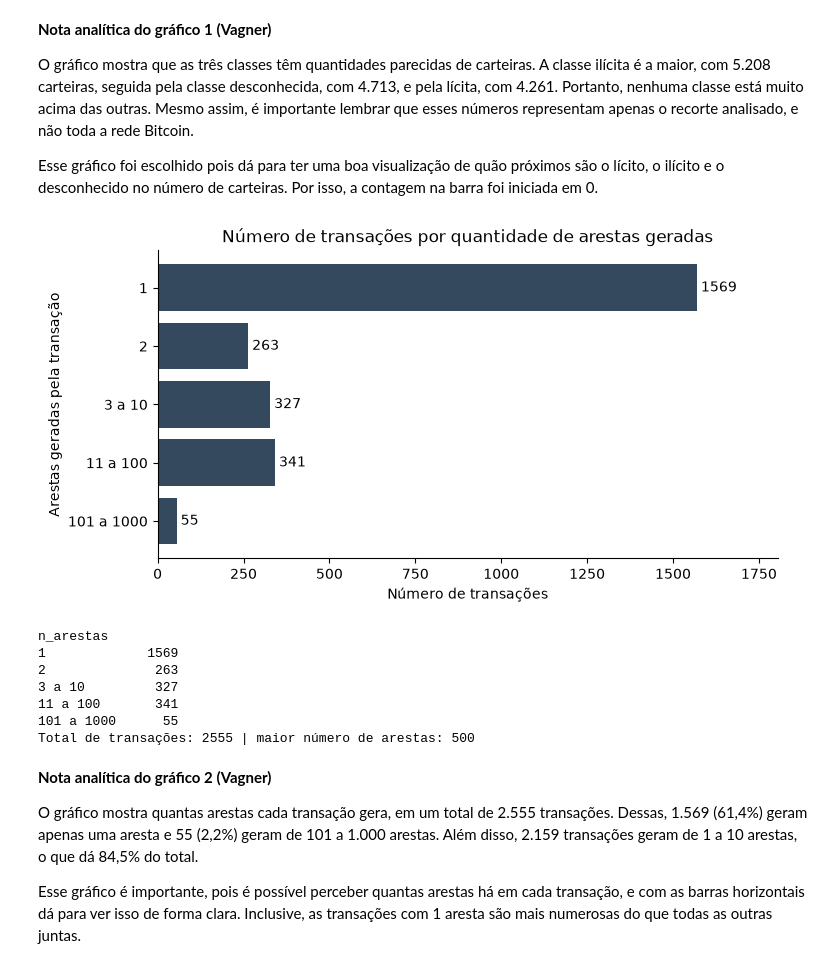
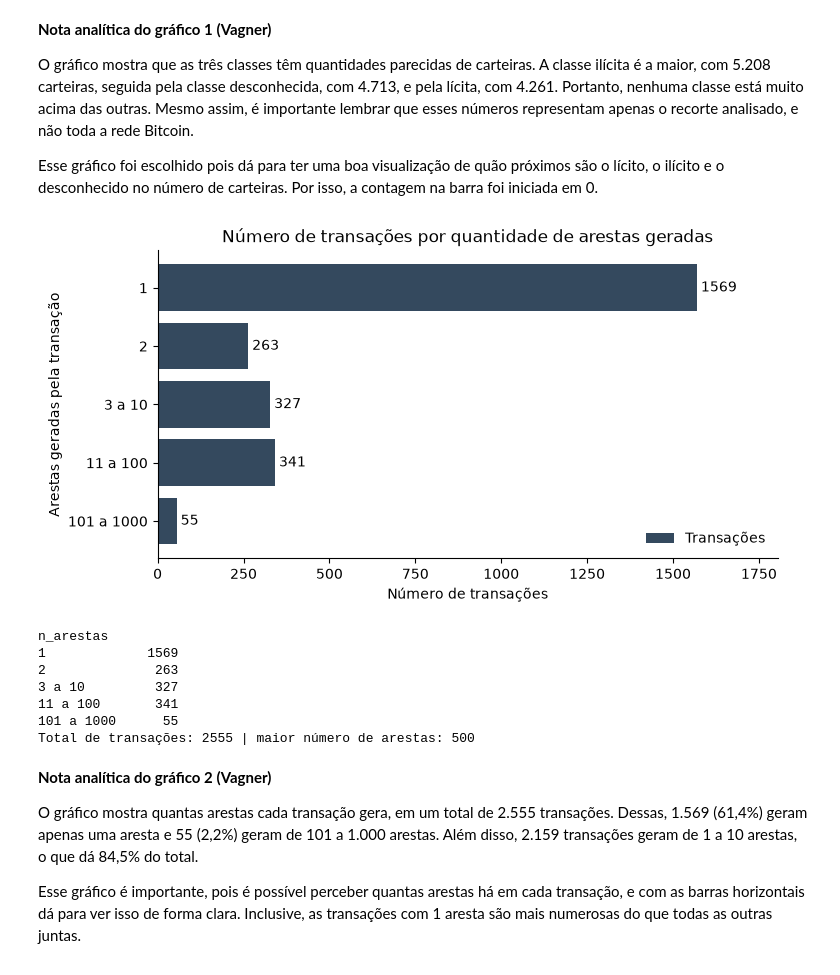
Before and after one commit to davimqz/Projetos-Grafos, a Jupyter notebook: notebooks/avd/01_exploratoria.ipynb, the cells around one changed output. Drawn from its saved outputs; the diff is of its cells as text; code cells hidden in the pictures.

```diff
--- a/notebooks/avd/01_exploratoria.ipynb
+++ b/notebooks/avd/01_exploratoria.ipynb
@@ -741,26 +757,27 @@ O gráfico mostra que as três classes têm quantidades parecidas de carteiras.
 
 Esse gráfico foi escolhido pois dá para ter uma boa visualização de quão próximos são o lícito, o ilícito e o desconhecido no número de carteiras. Por isso, a contagem na barra foi iniciada em 0.
 # %%
-# [IA] Claude Code – código do gráfico 2 (tipo e faixas escolhidos pelo Vagner: barras horizontais, transações por faixa de número de arestas); limpeza visual a pedido do Vagner (sem bordas de cima e da direita, sem legenda repetida, nomes com acento)
+# [IA] Claude Code – código do gráfico 2 (tipo e faixas escolhidos pelo Vagner: barras horizontais, transações por faixa de número de arestas); limpeza visual a pedido do Vagner (sem bordas de cima e da direita, legenda sem cobrir as barras, nomes com acento)
 faixas = pd.cut(transacoes_rec["n_arestas"], bins=[0, 1, 2, 10, 100, 1000],
                 labels=["1", "2", "3 a 10", "11 a 100", "101 a 1000"])
 tx_por_faixa = faixas.value_counts().sort_index()
 
 fig, ax = plt.subplots(figsize=(8, 4))
-barras = ax.barh(tx_por_faixa.index.astype(str), tx_por_faixa.values, color="#34495e")
+barras = ax.barh(tx_por_faixa.index.astype(str), tx_por_faixa.values, color="#34495e", label="Transações")
 ax.bar_label(barras, padding=3)
 ax.invert_yaxis()
 ax.set_xlim(0, tx_por_faixa.max() * 1.15)
 ax.set_title("Número de transações por quantidade de arestas geradas")
 ax.set_xlabel("Número de transações")
 ax.set_ylabel("Arestas geradas pela transação")
+ax.legend(loc="lower right", frameon=False)
 limpar(ax)
 plt.savefig(SAIDA + "exploratoria_2.png", dpi=150, bbox_inches="tight")
 plt.show()
 print(tx_por_faixa.to_string())
 print("Total de transações:", tx_por_faixa.sum(), "| maior número de arestas:", transacoes_rec["n_arestas"].max())
 # %% [output]
-[figure, old version]
+[figure, new version]
 n_arestas
 1             1569
 2              263
```
Also changed, not shown: parts of 5 cells of this notebook, 5 other files.
